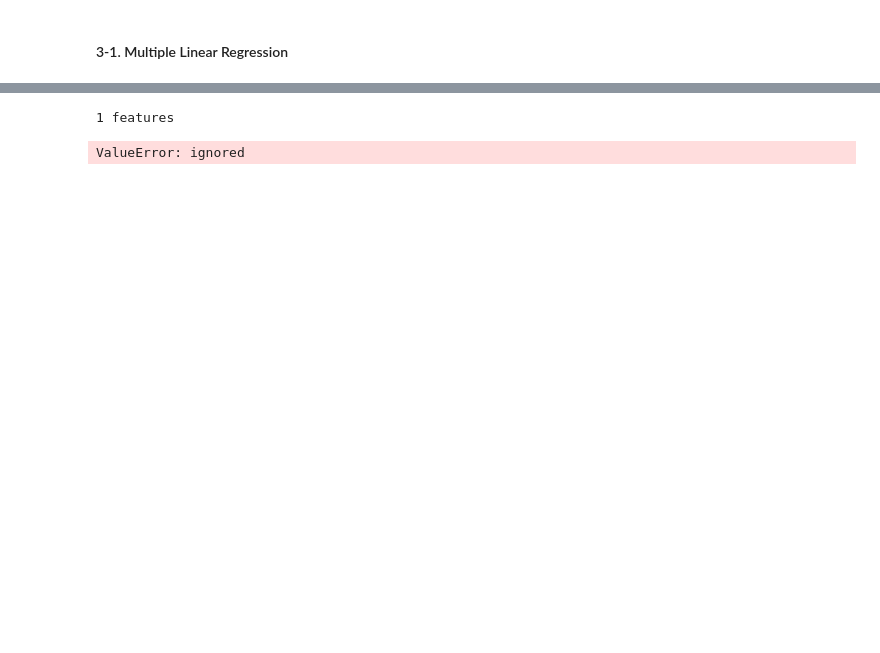
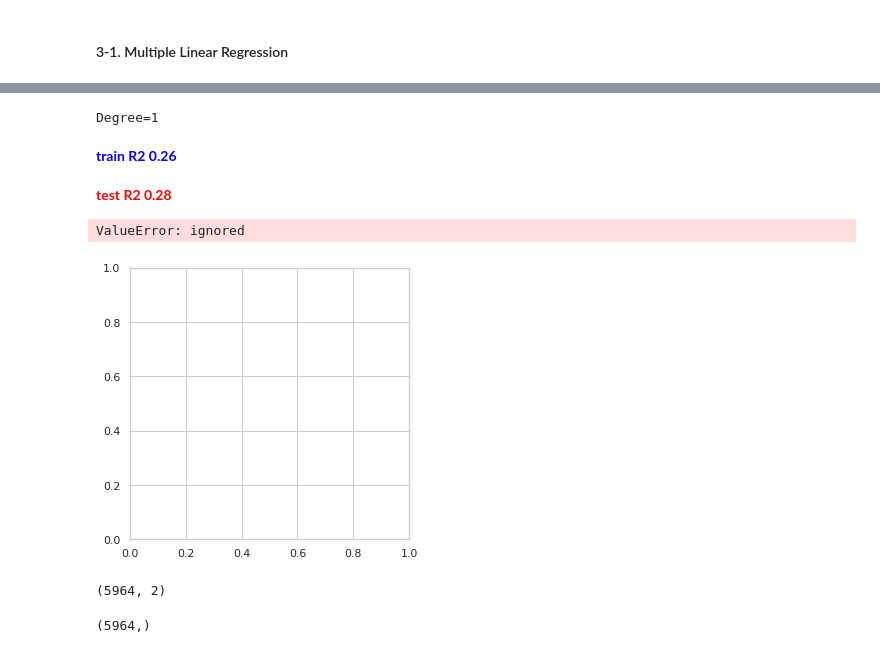
Before and after one commit to KYOH95/Project_2_Car_Analysis, a Jupyter notebook: Project2.ipynb, the cells around one changed output, grey strips where cells are left out. Drawn from its saved outputs; the diff is of its cells as text; code cells hidden in the pictures; blank space fills up the shorter version.

```diff
--- a/Project2.ipynb
+++ b/Project2.ipynb
@@ -451,5 +476,62 @@ display(pd.DataFrame([['MSE', mse],['MAE', mae],['RMSE', rmse],['R2', r2]], colu
+# %%
+from IPython.display import display, HTML
+from sklearn.linear_model import LinearRegression
+from sklearn.metrics import r2_score
+from sklearn.pipeline import make_pipeline
+from sklearn.preprocessing import PolynomialFeatures
+import matplotlib.pyplot as plt
+
+plt.rcParams["figure.figsize"] = (5,5)
+
+# 다항회귀모델도 결국 다중선형회귀모델로 변형하여 모델을 만들 수 있는 선형모델입니다.
+def PolynomialRegression(degree=2, **kwargs):
+    return make_pipeline(PolynomialFeatures(degree),
+                         LinearRegression(**kwargs))
+
+
+polynomial_degrees = [1, 3, 4, 6, 10, 20]
+train_r2s = []
+test_r2s = []
+
+for degree in polynomial_degrees:
+    model = PolynomialRegression(degree)
+    print(f'Degree={degree}')
+
+    model.fit(X_train_mlinear, y_train)
+    train_r2 = model.score(X_train_mlinear, y_train)
+    test_r2 = model.score(X_val_mlinear, y_val)
+    display(HTML(f'<b style="color: blue">train R2 {train_r2:.2f}</b>'))
+    display(HTML(f'<b style="color: red">test R2 {test_r2:.2f}</b>'))
+
+    plt.scatter(X_train_mlinear, y_train, color='blue', alpha=0.5)
+    plt.scatter(X_val_mlinear, y_val, color='red', alpha=0.5)
+
+
+    x_domain = np.linspace(X.min(), X.max())
+    curve = model.predict(x_domain)
+    plt.plot(x_domain, curve, color='blue')
+    plt.axis([-2., 2.0, -0.5, 0.5])
+    plt.show()
+    display(HTML('<hr/>'))
+
+    train_r2s.append(train_r2)
+    test_r2s.append(test_r2)
+# %% [output]
+Degree=1
+train R2 0.26
+test R2 0.28
+ValueError: ignored
+[figure, added]
+# %%
+X_train_mlinear.shape
+# %% [output]
+(5964, 2)
+# %%
+y_train.shape
+# %% [output]
+(5964,)
 # %%
-# features를 몇 개 선택하는 것이 좋은지 알아 봅시다.
+y_train# features를 몇 개 선택하는 것이 좋은지 알아 봅시다.
 
 from sklearn.linear_model import LinearRegression
 from sklearn.metrics import mean_absolute_error, r2_score
@@ -494,6 +576,3 @@ plt.xlabel("Number of Features")
 plt.title('Validation Curve')
 plt.legend()
 plt.show()
-# %% [output]
-1 features
-ValueError: ignored
```
Also changed, not shown: parts of 24 cells of this notebook.
